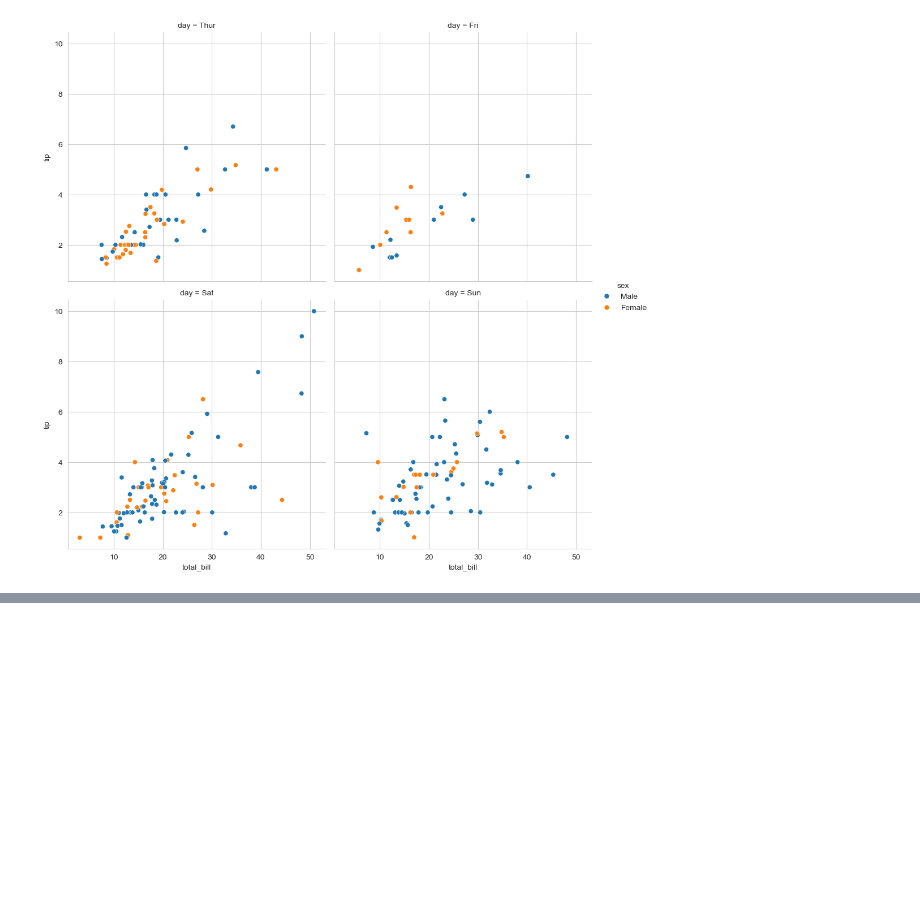
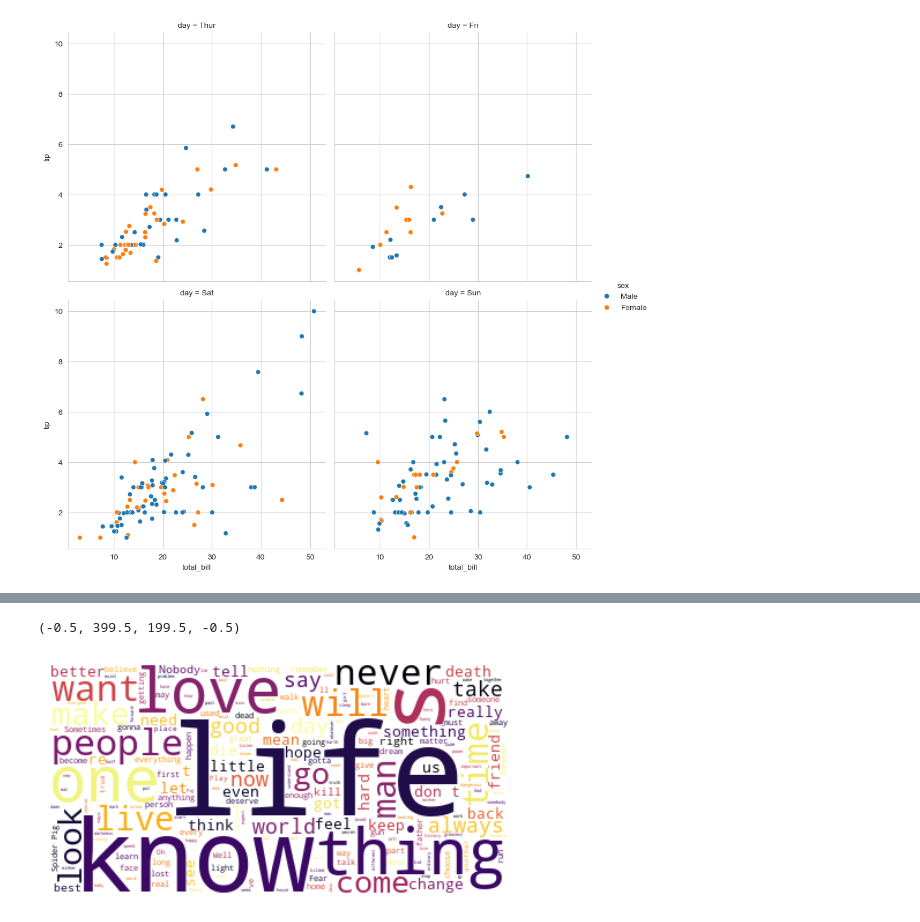
Before and after one commit to Ezinneifechukwunyelu/visualization, a Jupyter notebook: Class_live coding/06_May_2025-Class 5.ipynb, the cells around one changed output, grey strips where cells are left out. Saved outputs shown, nothing was run; the diff lists cells and outputs as text; code cells hidden in the pictures; blank space fills up the shorter version.

```diff
--- a/Class_live coding/06_May_2025-Class 5.ipynb
+++ b/Class_live coding/06_May_2025-Class 5.ipynb
@@ -150,0 +177,3 @@ y2 = np.array([110,180,240,99,220])
+# %%
+df = pd.read_csv ("https://raw.githubusercontent.com/prasertcbs/basic-dataset/master/movie_quotes.csv",on_bad_lines= 'skip')
+df
@@ -151,2 +194,12 @@ y2 = np.array([110,180,240,99,220])
 # %%
-"https://raw.githubusercontent.com/prasertcbs/basic-dataset/master/movie_quotes.csv"
+text = " ". join (each  for each in df.quote)
+
+wordcloud = WordCloud (background_color= "white",
+                       colormap= "inferno").generate(text)
+
+fig, ax = plt.subplots (figsize = (7,3))
+ax.imshow (wordcloud, interpolation= "bilinear")
+ax.axis("off")
+# %% [output]
+(-0.5, 399.5, 199.5, -0.5)
+[figure, added]
```
Also changed, not shown: parts of 8 cells of this notebook, 2 other files.
